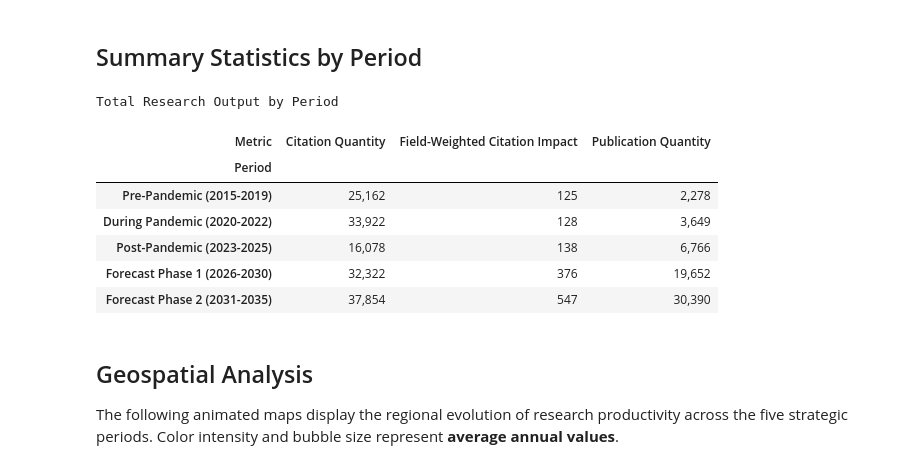
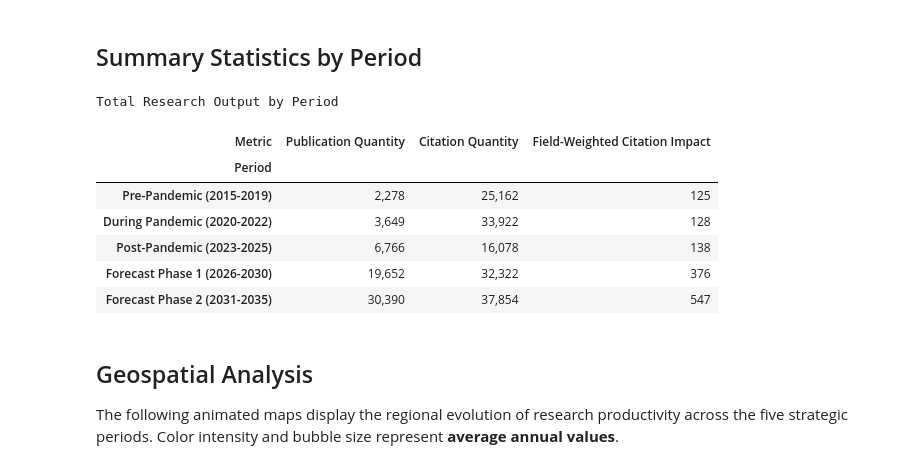
Before and after one commit to ahleksu/publication-forecast-project, a Jupyter notebook: reports/HEI_Executive_Report.ipynb, the cells around one changed output. Cells and saved outputs as stored; diff of their text form; code cells hidden in the pictures.

```diff
--- a/reports/HEI_Executive_Report.ipynb
+++ b/reports/HEI_Executive_Report.ipynb
@@ -157,30 +177,34 @@ Dataset loaded: 3,276 records | 52 schools | 17 regions
 # %% [markdown]
 ## Summary Statistics by Period
 # %%
-# Summary by Period
+# Summary by Period with sorted columns (Publication, Citation, FWCI)
 summary = df.pivot_table(
     index='Period',
     columns='Metric',
     values='Value',
     aggfunc='sum'
 ).reindex(PERIOD_ORDER)
+
+# Reorder columns: Publication Quantity, Citation Quantity, Field-Weighted Citation Impact
+column_order = ['Publication Quantity', 'Citation Quantity', 'Field-Weighted Citation Impact']
+summary = summary[column_order]
 
 styled_summary = (
     summary.style
     .format('{:,.0f}')
     .background_gradient(cmap='YlGnBu', axis=0)
     .set_caption('Total Research Output by Period')
 )
 styled_summary
 # %% [output]
 Total Research Output by Period
-| Metric | Citation Quantity | Field-Weighted Citation Impact | Publication Quantity |
+| Metric | Publication Quantity | Citation Quantity | Field-Weighted Citation Impact |
 | Period |  |  |  |
-| Pre-Pandemic (2015-2019) | 25,162 | 125 | 2,278 |
-| During Pandemic (2020-2022) | 33,922 | 128 | 3,649 |
-| Post-Pandemic (2023-2025) | 16,078 | 138 | 6,766 |
-| Forecast Phase 1 (2026-2030) | 32,322 | 376 | 19,652 |
-| Forecast Phase 2 (2031-2035) | 37,854 | 547 | 30,390 |
+| Pre-Pandemic (2015-2019) | 2,278 | 25,162 | 125 |
+| During Pandemic (2020-2022) | 3,649 | 33,922 | 128 |
+| Post-Pandemic (2023-2025) | 6,766 | 16,078 | 138 |
+| Forecast Phase 1 (2026-2030) | 19,652 | 32,322 | 376 |
+| Forecast Phase 2 (2031-2035) | 30,390 | 37,854 | 547 |
 # %% [markdown]
 ## Geospatial Analysis
 
```
Also changed, not shown: parts of 4 cells of this notebook, 7 other files.
